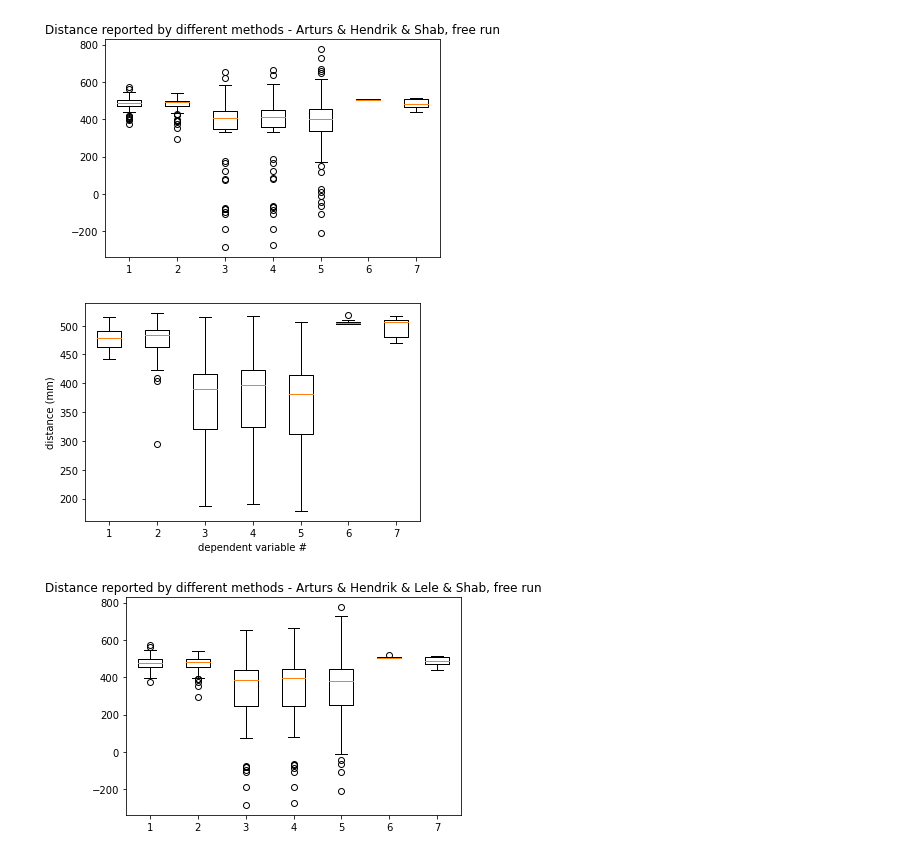
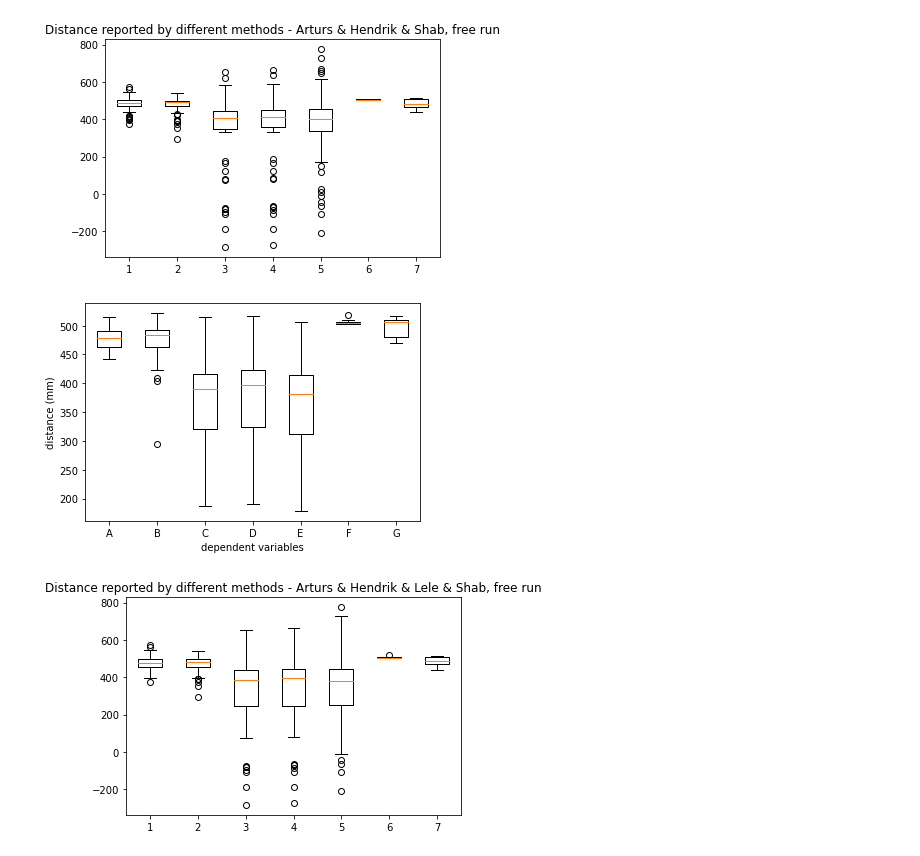
Before and after one commit to archie1983/imu_filters, a Jupyter notebook: experiment_plots.ipynb, the cells around one changed output. Saved outputs shown, nothing was run; the diff lists cells and outputs as text; code cells hidden in the pictures.

```diff
--- a/experiment_plots.ipynb
+++ b/experiment_plots.ipynb
@@ -198,22 +198,23 @@ plt.show()
 # %%
 import matplotlib.pyplot as plt
 
 data = [gh_filtered_dst_f_ae + gh_filtered_dst_f_he + gh_filtered_dst_f_ep,
         gh_imu_enc_acc_f_ae + gh_imu_enc_acc_f_he + gh_imu_enc_acc_f_ep,
         imu_no_filter_f_ae + imu_no_filter_f_he + imu_no_filter_f_ep,
         imu_gh_filter_f_ae + imu_gh_filter_f_he + imu_gh_filter_f_ep,
         imu_kalman_filter_f_ae + imu_kalman_filter_f_he + imu_kalman_filter_f_ep,
         enc_pos_f_ae + enc_pos_f_he + enc_pos_f_ep,
         real_pos_f_ae + real_pos_f_he + real_pos_f_ep]
 fig7, ax7 = plt.subplots()
 #ax7.set_title('Distance reported by different methods - Arturs & Hendrik & Lele, free run')
-ax7.set_xlabel("dependent variable #")
+ax7.set_xlabel("dependent variables")
 ax7.set_ylabel("distance (mm)")
 ax7.boxplot(data)
+plt.xticks([1, 2, 3, 4, 5, 6, 7], ['A', 'B', 'C', 'D', 'E', 'F', 'G'])
 
 plt.show()
 # %% [output]
-[figure, old version]
+[figure, new version]
 # %%
 import matplotlib.pyplot as plt
 
```
Also changed, not shown: parts of 1 cell of this notebook.
